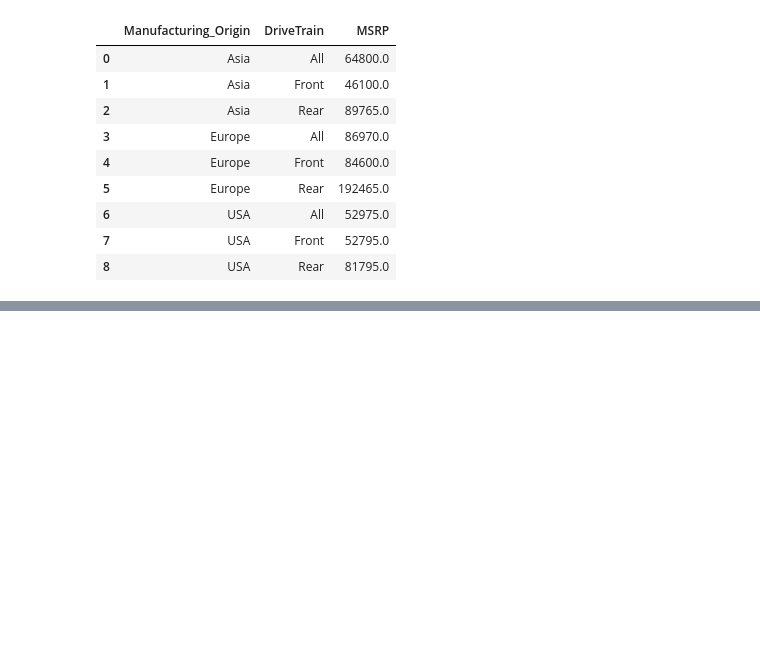
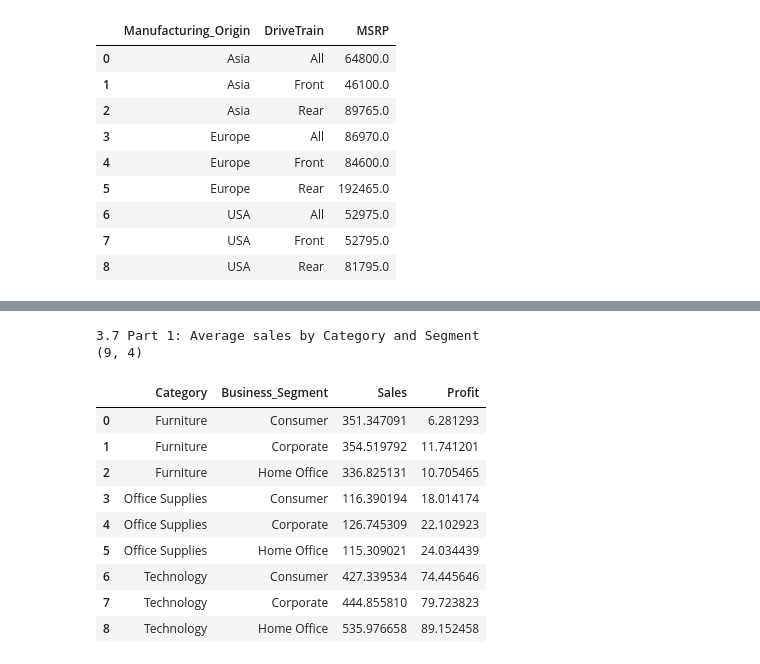
Before and after one commit to brownieboi3128/CIS_340, a Jupyter notebook: 3/3.7/Demo3.7Groupby_TwoCol.ipynb, the cells around one changed output, grey strips where cells are left out. Cells and saved outputs as stored; diff of their text form; code cells hidden in the pictures; blank space fills up the shorter version.

```diff
--- a/3/3.7/Demo3.7Groupby_TwoCol.ipynb
+++ b/3/3.7/Demo3.7Groupby_TwoCol.ipynb
@@ -200,0 +219,18 @@ df_Q4
+# %%
+print("3.7 Part 1: Average sales by Category and Segment")
+df_Q1 = df.groupby(['Category', 'Business_Segment'])[['Sales', 'Profit']].mean().reset_index()
+print(df_Q1.shape)
+df_Q1
+# %% [output]
+3.7 Part 1: Average sales by Category and Segment
+(9, 4)
+|  | Category | Business_Segment | Sales | Profit |
+| 0 | Furniture | Consumer | 351.347091 | 6.281293 |
+| 1 | Furniture | Corporate | 354.519792 | 11.741201 |
+| 2 | Furniture | Home Office | 336.825131 | 10.705465 |
+| 3 | Office Supplies | Consumer | 116.390194 | 18.014174 |
+| 4 | Office Supplies | Corporate | 126.745309 | 22.102923 |
+| 5 | Office Supplies | Home Office | 115.309021 | 24.034439 |
+| 6 | Technology | Consumer | 427.339534 | 74.445646 |
+| 7 | Technology | Corporate | 444.855810 | 79.723823 |
+| 8 | Technology | Home Office | 535.976658 | 89.152458 |
```
Also changed, not shown: parts of 9 cells of this notebook.
